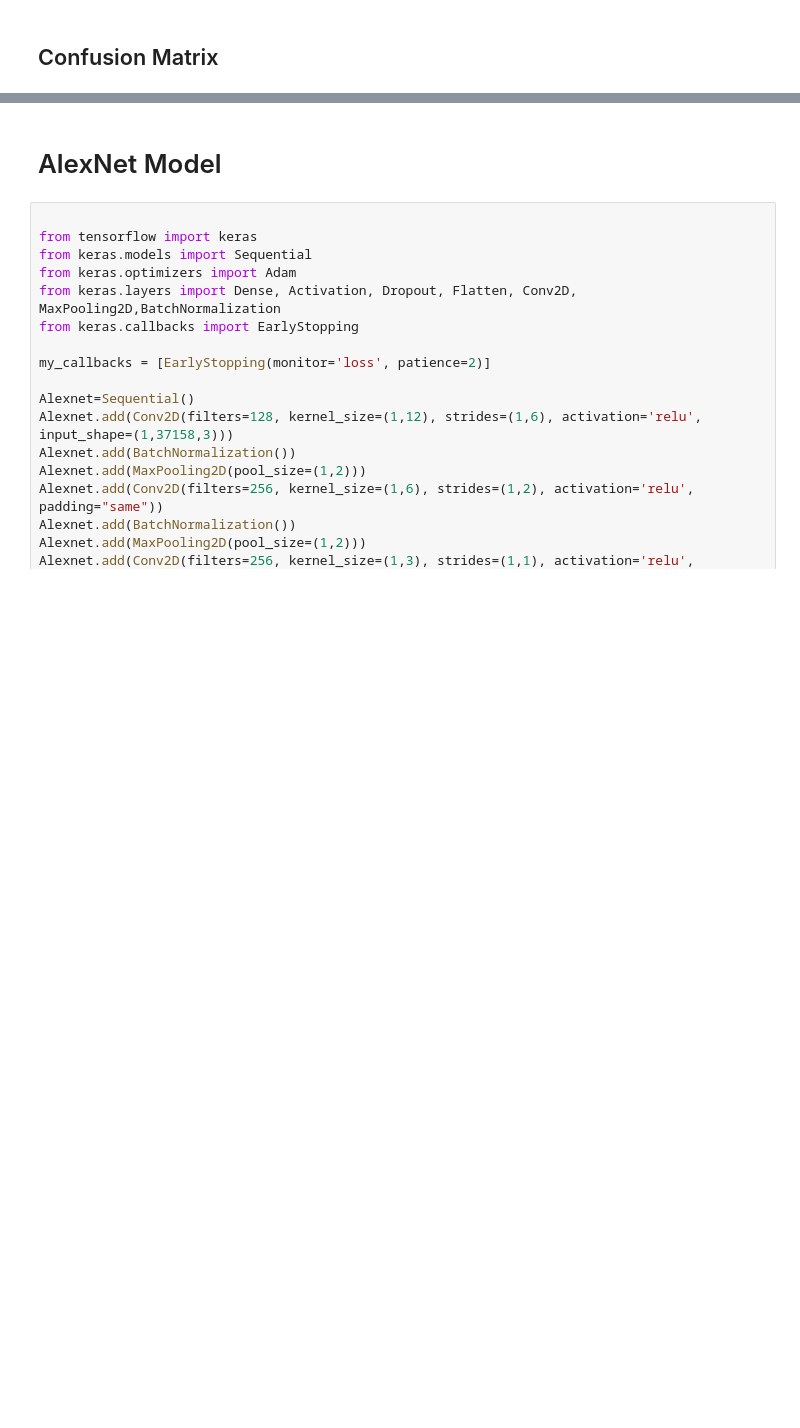
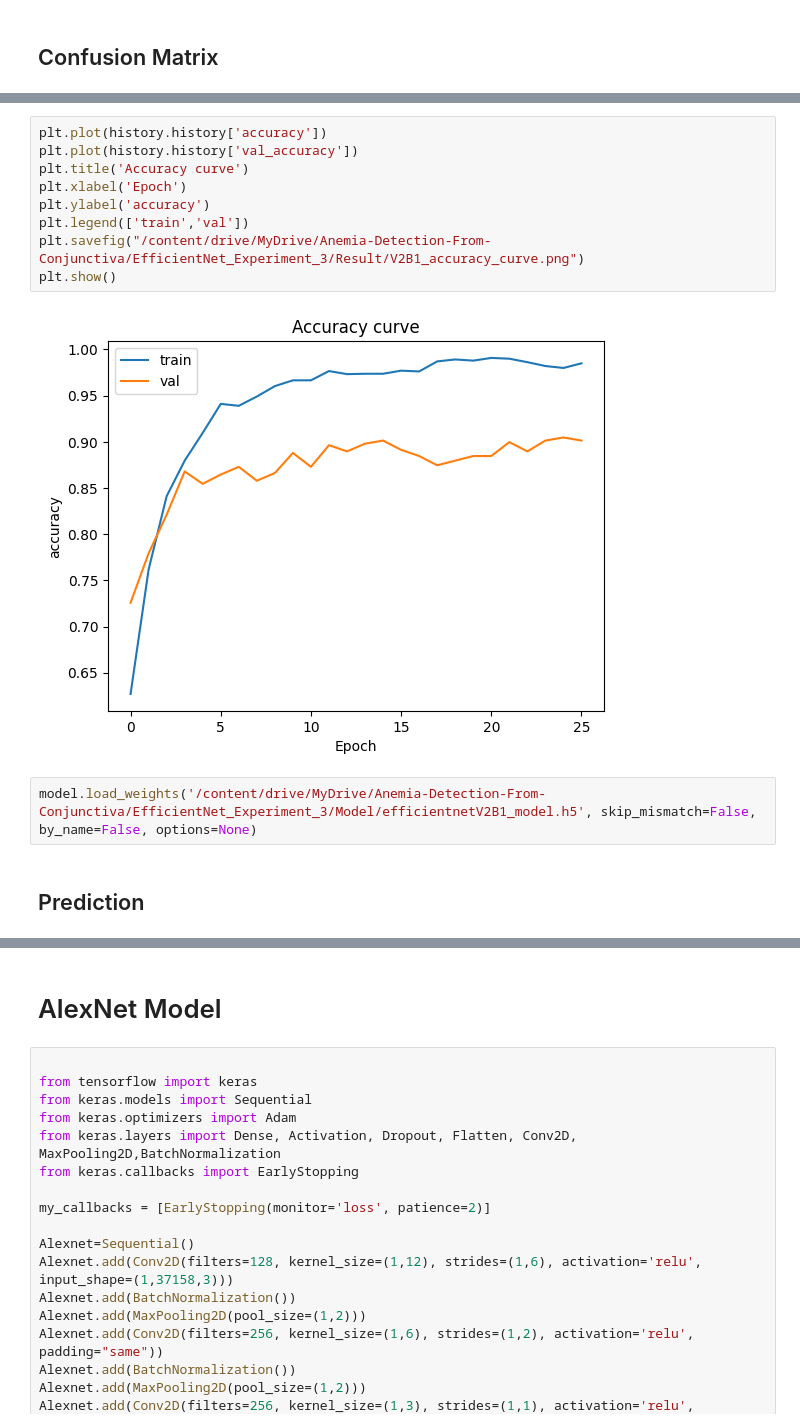
Before and after one commit to shashankkapoor/Anemia-Detection-From-Conjunctiva, a Jupyter notebook: Classification of the anemia by conjunctiva using ML.ipynb, the cells around one changed output, grey strips where cells are left out. Saved outputs shown, nothing was run; the diff lists cells and outputs as text; blank space fills up the shorter version.

```diff
--- a/Classification of the anemia by conjunctiva using ML.ipynb
+++ b/Classification of the anemia by conjunctiva using ML.ipynb
@@ -279,0 +372,15 @@ plt.show()
+# %%
+plt.plot(history.history['accuracy'])
+plt.plot(history.history['val_accuracy'])
+plt.title('Accuracy curve')
+plt.xlabel('Epoch')
+plt.ylabel('accuracy')
+plt.legend(['train','val'])
+plt.savefig("/content/drive/MyDrive/Anemia-Detection-From-Conjunctiva/EfficientNet_Experiment_3/Result/V2B1_accuracy_curve.png")
+plt.show()
+# %% [output]
+[figure, added]
+# %%
+model.load_weights('/content/drive/MyDrive/Anemia-Detection-From-Conjunctiva/EfficientNet_Experiment_3/Model/efficientnetV2B1_model.h5', skip_mismatch=False, by_name=False, options=None)
+# %% [markdown]
+## Prediction
```
Also changed, not shown: parts of 53 cells of this notebook.
